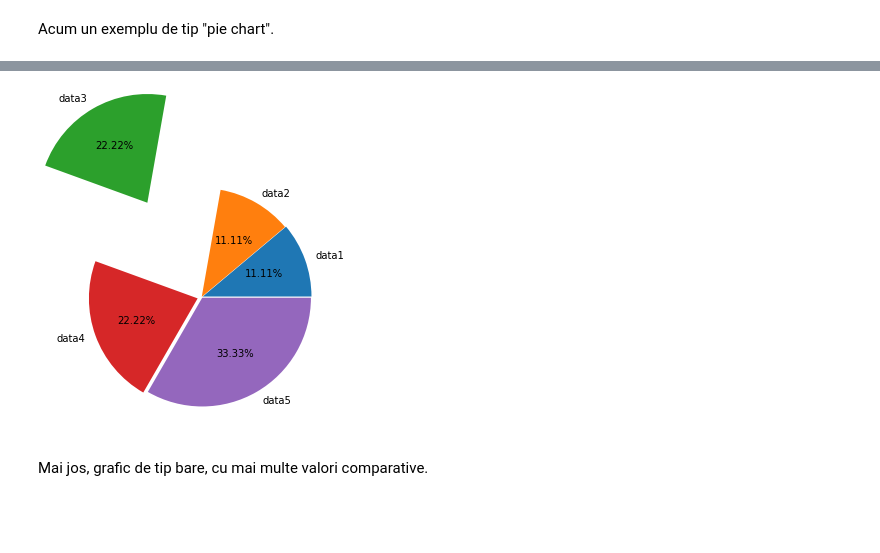
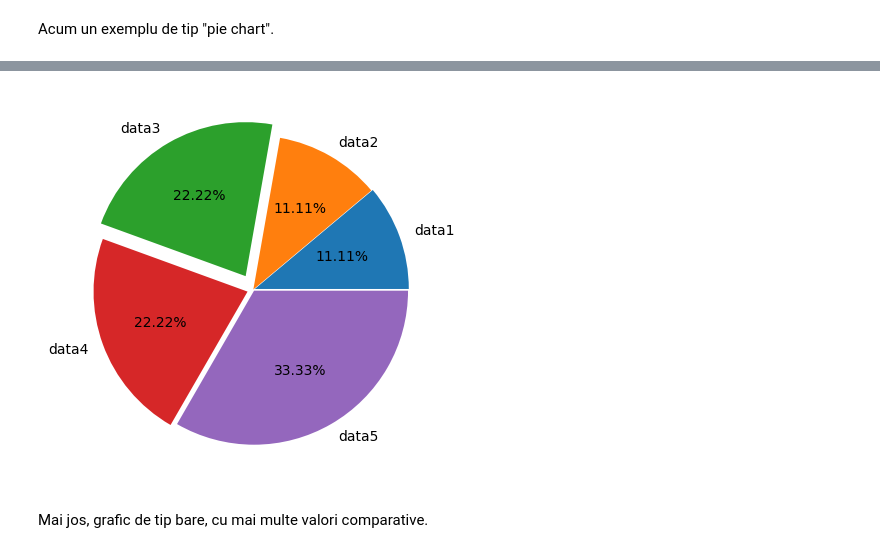
Before and after one commit to adimanea/fsa-softmat, a Jupyter notebook: python/3-grafice-discrete.ipynb, the cells around one changed output, grey strips where cells are left out. Saved outputs shown, nothing was run; the diff lists cells and outputs as text; code cells hidden in the pictures; blank space fills up the shorter version.

```diff
--- a/python/3-grafice-discrete.ipynb
+++ b/python/3-grafice-discrete.ipynb
@@ -114,19 +117,19 @@ plt.show()
 # %%
 # exploded pie
 import matplotlib.pyplot as plt
 
 plt.close("all")
 
 x = [10, 10, 20, 20, 30]
 dataName = ['data1', 'data2', 'data3', 'data4', 'data5']
-explode = [0.01, 0, 1, 0.04, 0.009] # cît de mult să distanțeze feliile
+explode = [0.01, 0, 0.1, 0.04, 0.009] # cît de mult să distanțeze feliile
 
 plt.figure(figsize=(5,5))
 plt.pie(x, explode=explode, labels=dataName, autopct='%.2f%%')
 # autopct folosit pentru a afișa procentajele și numerele cu 2 zecimale
 plt.show()
 # %% [output]
-[figure, old version]
+[figure, new version]
 # %% [markdown]
 Mai jos, grafic de tip bare, cu mai multe valori comparative.
 # %%
```
Also changed, not shown: parts of 5 cells of this notebook.
